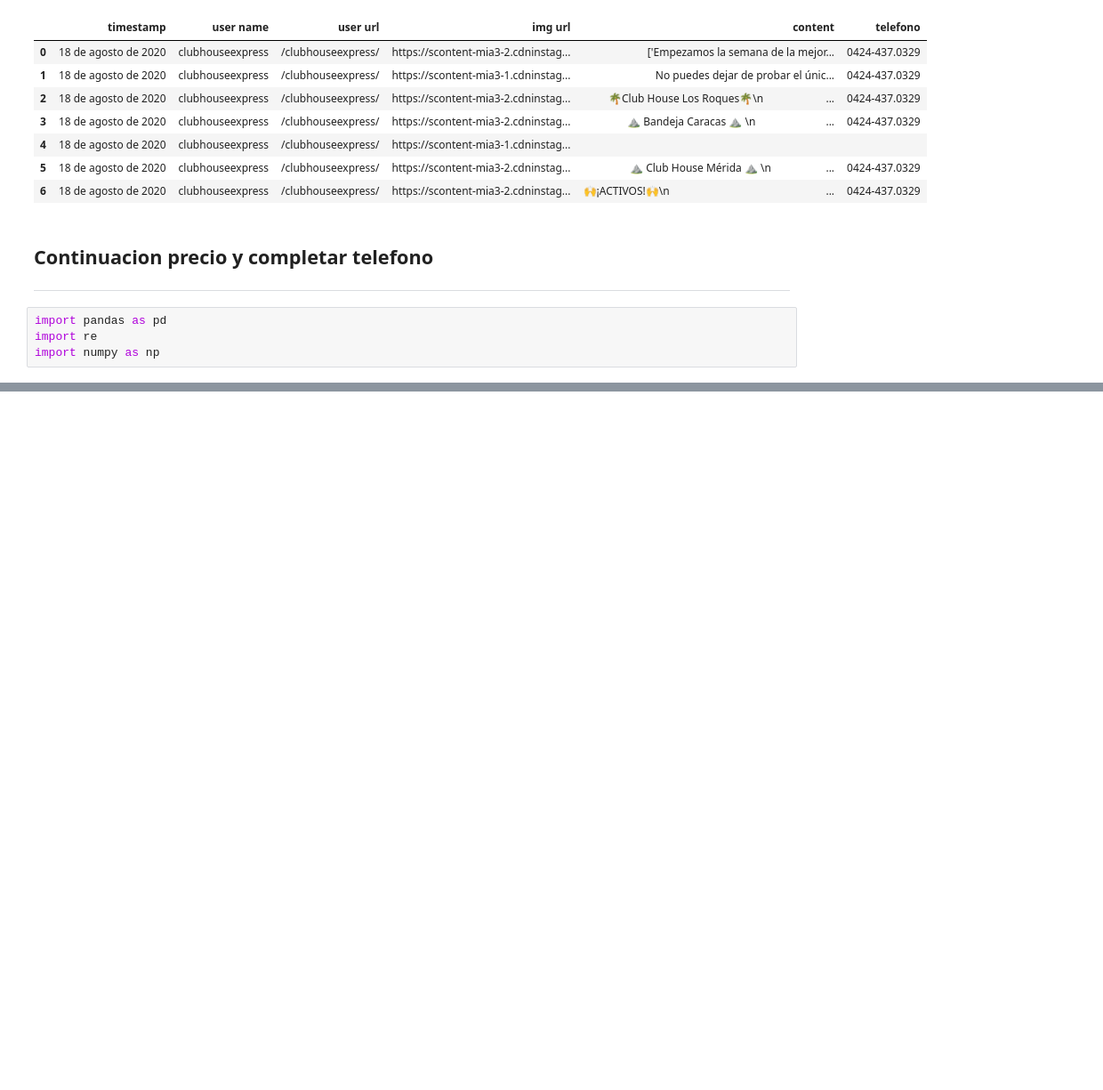
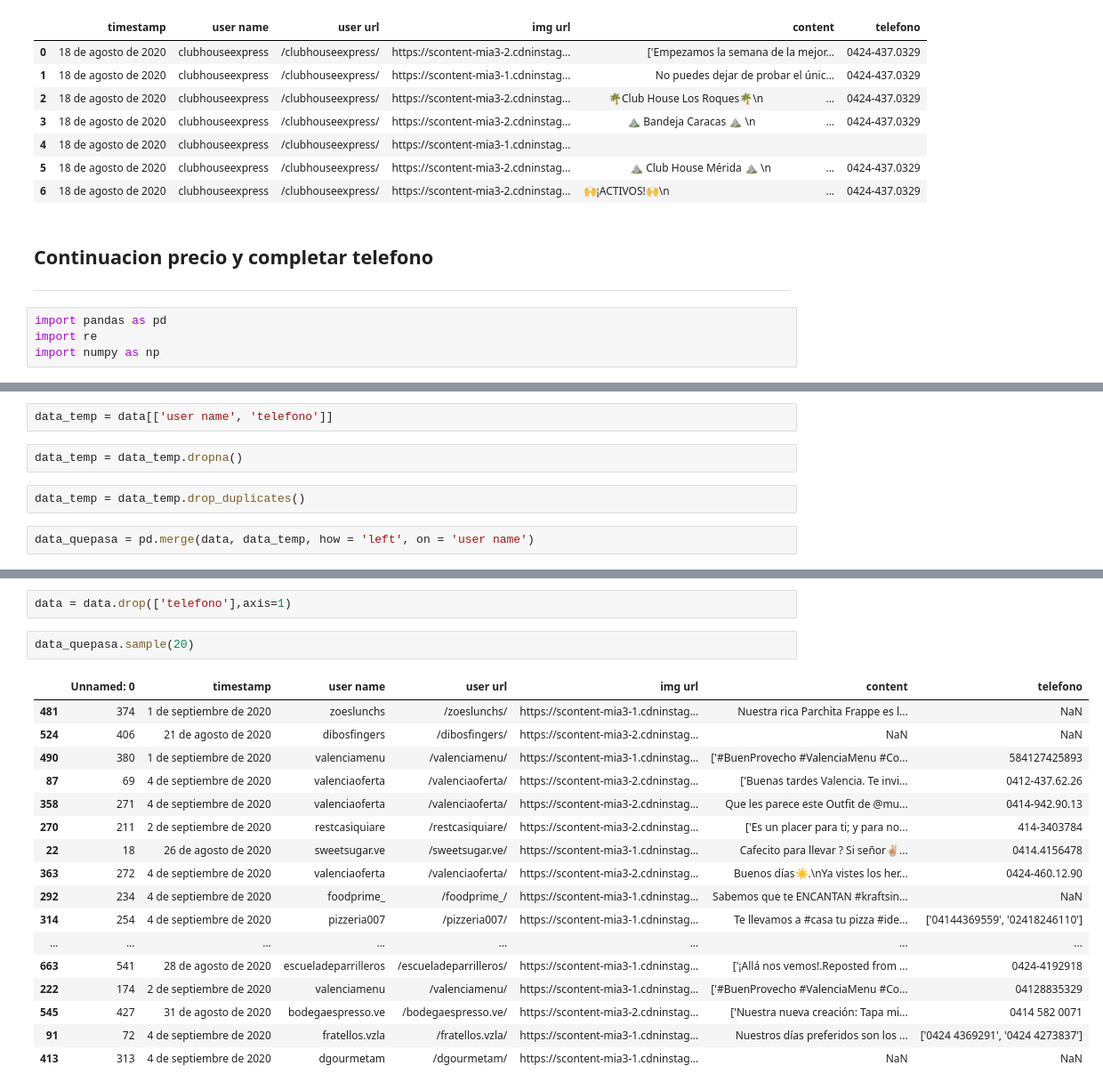
Before and after one commit to JuanVentrone/Telegram_bot_offereat, a Jupyter notebook: pruebas_filtro.ipynb, the cells around one changed output, grey strips where cells are left out. Shown: that part at 89% size. Drawn from its saved outputs; the diff is of its cells as text; blank space fills up the shorter version.

```diff
--- a/pruebas_filtro.ipynb
+++ b/pruebas_filtro.ipynb
@@ -469,0 +482,8 @@ datos = data.copy(deep=True)
+# %%
+data_temp = data[['user name', 'telefono']]
+# %%
+data_temp = data_temp.dropna()
+# %%
+data_temp = data_temp.drop_duplicates()
+# %%
+data_quepasa = pd.merge(data, data_temp, how = 'left', on = 'user name')
@@ -469,0 +526,22 @@ datos = data.copy(deep=True)
+# %%
+data = data.drop(['telefono'],axis=1)
+# %%
+data_quepasa.sample(20)
+# %% [output]
+|  | Unnamed: 0 | timestamp | user name | user url | img url | content | telefono |
+| 481 | 374 | 1 de septiembre de 2020 | zoeslunchs | /zoeslunchs/ | https://scontent-mia3-1.cdninstag... | Nuestra rica Parchita Frappe es l... | NaN |
+| 524 | 406 | 21 de agosto de 2020 | dibosfingers | /dibosfingers/ | https://scontent-mia3-2.cdninstag... | NaN | NaN |
+| 490 | 380 | 1 de septiembre de 2020 | valenciamenu | /valenciamenu/ | https://scontent-mia3-1.cdninstag... | ['#BuenProvecho #ValenciaMenu #Co... | 584127425893 |
+| 87 | 69 | 4 de septiembre de 2020 | valenciaoferta | /valenciaoferta/ | https://scontent-mia3-2.cdninstag... | ['Buenas tardes Valencia. Te invi... | 0412-437.62.26 |
+| 358 | 271 | 4 de septiembre de 2020 | valenciaoferta | /valenciaoferta/ | https://scontent-mia3-2.cdninstag... | Que les parece este Outfit de @mu... | 0414-942.90.13 |
+| 270 | 211 | 2 de septiembre de 2020 | restcasiquiare | /restcasiquiare/ | https://scontent-mia3-2.cdninstag... | ['Es un placer para ti; y para no... | 414-3403784 |
+| 22 | 18 | 26 de agosto de 2020 | sweetsugar.ve | /sweetsugar.ve/ | https://scontent-mia3-1.cdninstag... | Cafecito para llevar ? Si señor✌🏼... | 0414.4156478 |
+| 363 | 272 | 4 de septiembre de 2020 | valenciaoferta | /valenciaoferta/ | https://scontent-mia3-2.cdninstag... | Buenos días☀️.\nYa vistes los her... | 0424-460.12.90 |
+| 292 | 234 | 4 de septiembre de 2020 | foodprime_ | /foodprime_/ | https://scontent-mia3-1.cdninstag... | Sabemos que te ENCANTAN #kraftsin... | NaN |
+| 314 | 254 | 4 de septiembre de 2020 | pizzeria007 | /pizzeria007/ | https://scontent-mia3-1.cdninstag... | Te llevamos a #casa tu pizza #ide... | ['04144369559', '02418246110'] |
+| ... | ... | ... | ... | ... | ... | ... | ... |
+| 663 | 541 | 28 de agosto de 2020 | escueladeparrilleros | /escueladeparrilleros/ | https://scontent-mia3-1.cdninstag... | ['¡Allá nos vemos!.Reposted from ... | 0424-4192918 |
+| 222 | 174 | 2 de septiembre de 2020 | valenciamenu | /valenciamenu/ | https://scontent-mia3-1.cdninstag... | ['#BuenProvecho #ValenciaMenu #Co... | 04128835329 |
+| 545 | 427 | 31 de agosto de 2020 | bodegaespresso.ve | /bodegaespresso.ve/ | https://scontent-mia3-2.cdninstag... | ['Nuestra nueva creación: Tapa mi... | 0414 582 0071 |
+| 91 | 72 | 4 de septiembre de 2020 | fratellos.vzla | /fratellos.vzla/ | https://scontent-mia3-1.cdninstag... | Nuestros días preferidos son los ... | ['0424 4369291', '0424 4273837'] |
+| 413 | 313 | 4 de septiembre de 2020 | dgourmetam | /dgourmetam/ | https://scontent-mia3-1.cdninstag... | NaN | NaN |
```
Also changed, not shown: parts of 82 cells of this notebook, 2 other files.
